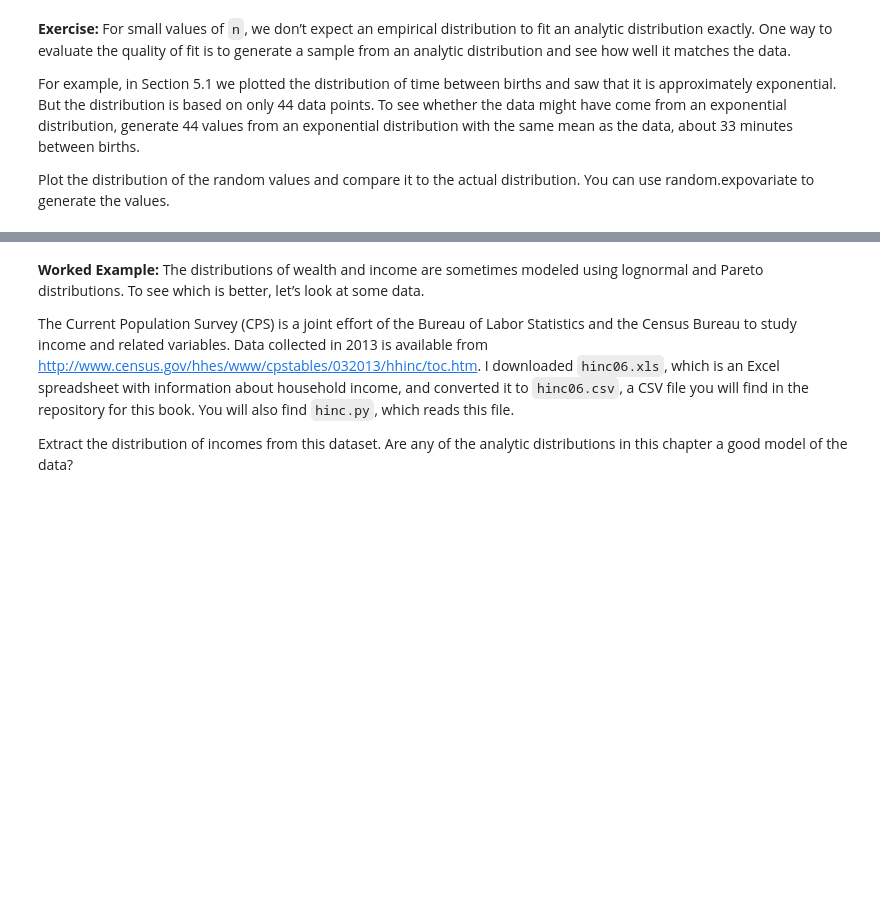
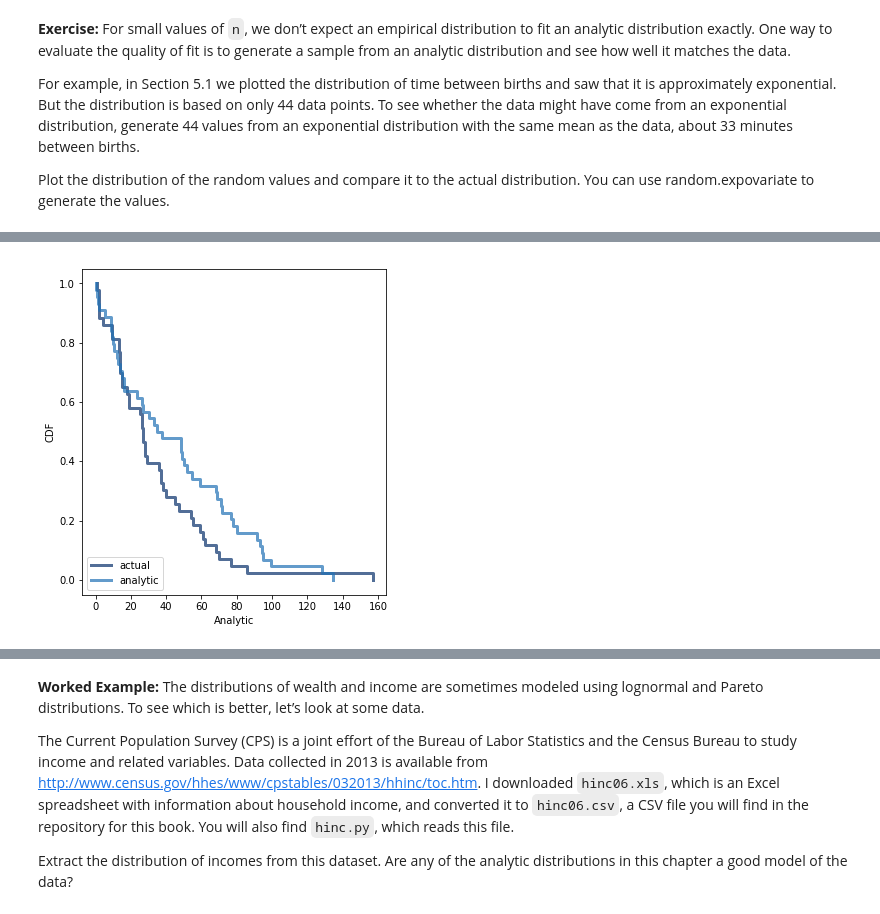
Before and after one commit to ejulio/ThinkStats2, a Jupyter notebook: code/chap05ex.ipynb, the cells around one changed output, grey strips where cells are left out. Drawn from its saved outputs; the diff is of its cells as text; code cells hidden in the pictures; blank space fills up the shorter version.

```diff
--- a/code/chap05ex.ipynb
+++ b/code/chap05ex.ipynb
@@ -515,0 +514,11 @@ sample = [random.expovariate(lam) for _ in range(n)]
+# %%
+thinkplot.PrePlot(cols=2)
+
+thinkplot.Cdf(cdf, complement=True)
+thinkplot.Config(xlabel='Observations', ylabel='CDF')
+
+scdf = thinkstats2.Cdf(sample, label='analytic')
+thinkplot.Cdf(scdf, complement=True)
+thinkplot.Config(xlabel='Analytic', ylabel='CDF')
+# %% [output]
+[figure, added]
```
Also changed, not shown: parts of 24 cells of this notebook.
